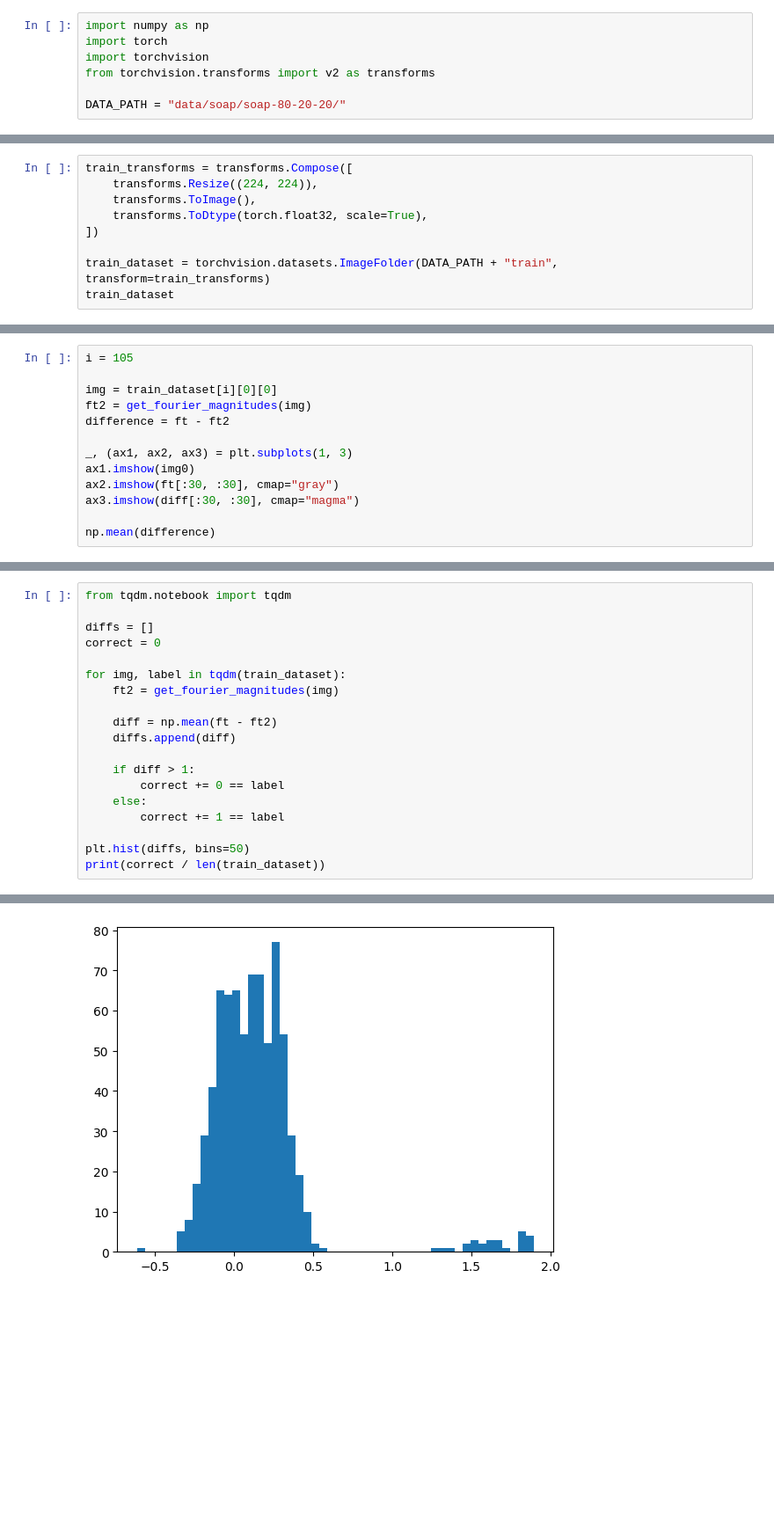
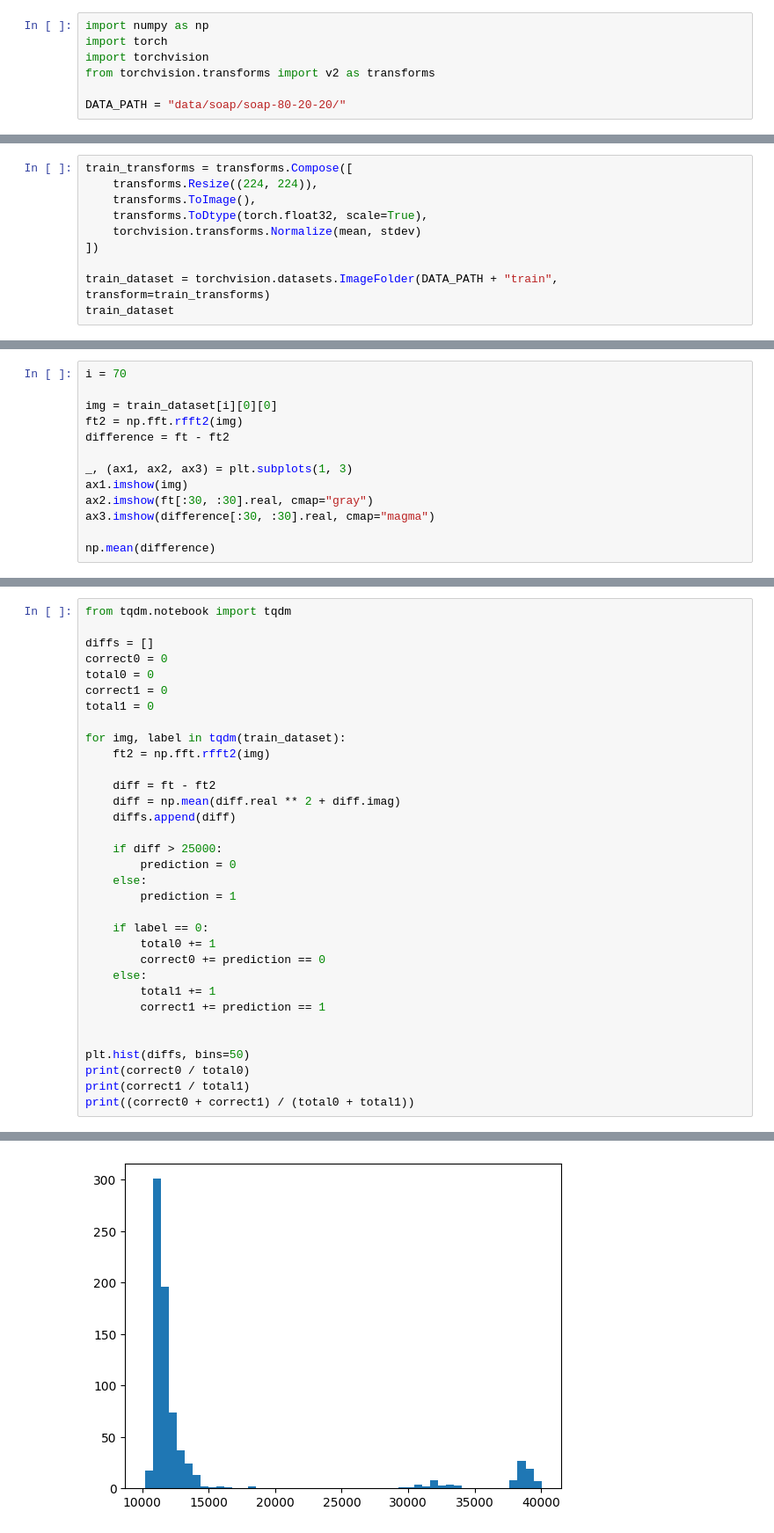
Before and after one commit to BhavyeMathur/defect-detection, a Jupyter notebook: soap-fourier-analysis.ipynb, the cells around one changed output, grey strips where cells are left out. Shown at 88% size. Drawn from its saved outputs; the diff is of its cells as text; blank space fills up the shorter version.

```diff
--- a/soap-fourier-analysis.ipynb
+++ b/soap-fourier-analysis.ipynb
@@ -10,6 +21,7 @@ train_transforms = transforms.Compose([
     transforms.Resize((224, 224)),
     transforms.ToImage(),
     transforms.ToDtype(torch.float32, scale=True),
+    torchvision.transforms.Normalize(mean, stdev)
 ])
 
 train_dataset = torchvision.datasets.ImageFolder(DATA_PATH + "train", transform=train_transforms)
@@ -46,14 +52,14 @@ ax2.imshow(ft[:30, :30], cmap="gray")
 # %%
-i = 105
+i = 70
 
 img = train_dataset[i][0][0]
-ft2 = get_fourier_magnitudes(img)
+ft2 = np.fft.rfft2(img)
 difference = ft - ft2
 
 _, (ax1, ax2, ax3) = plt.subplots(1, 3)
-ax1.imshow(img0)
-ax2.imshow(ft[:30, :30], cmap="gray")
-ax3.imshow(diff[:30, :30], cmap="magma")
+ax1.imshow(img)
+ax2.imshow(ft[:30, :30].real, cmap="gray")
+ax3.imshow(difference[:30, :30].real, cmap="magma")
 
 np.mean(difference)
 # %% [output]
@@ -63,19 +69,33 @@ np.float32(-0.2455045)
 from tqdm.notebook import tqdm
 
 diffs = []
-correct = 0
+correct0 = 0
+total0 = 0
+correct1 = 0
+total1 = 0
 
 for img, label in tqdm(train_dataset):
-    ft2 = get_fourier_magnitudes(img)
+    ft2 = np.fft.rfft2(img)
 
-    diff = np.mean(ft - ft2)
+    diff = ft - ft2
+    diff = np.mean(diff.real ** 2 + diff.imag)
     diffs.append(diff)
 
-    if diff > 1:
-        correct += 0 == label
+    if diff > 25000:
+        prediction = 0
     else:
-        correct += 1 == label
+        prediction = 1
+
+    if label == 0:
+        total0 += 1
+        correct0 += prediction == 0
+    else:
+        total1 += 1
+        correct1 += prediction == 1
+
 
 plt.hist(diffs, bins=50)
-print(correct / len(train_dataset))
+print(correct0 / total0)
+print(correct1 / total1)
+print((correct0 + correct1) / (total0 + total1))
 # %% [output]
@@ -83 +105 @@ print(correct / len(train_dataset))
-[figure, old version]
+[figure, new version]
```
Also changed, not shown: parts of 5 cells of this notebook, 16 other files.
